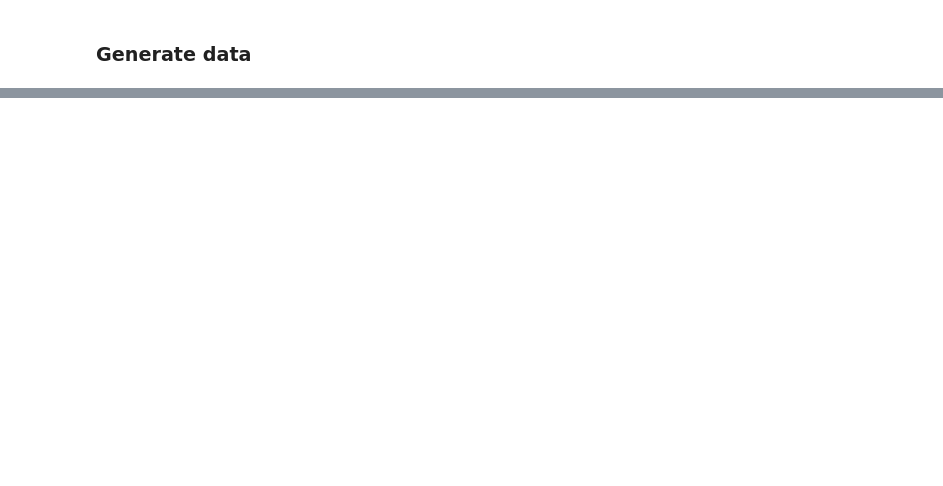
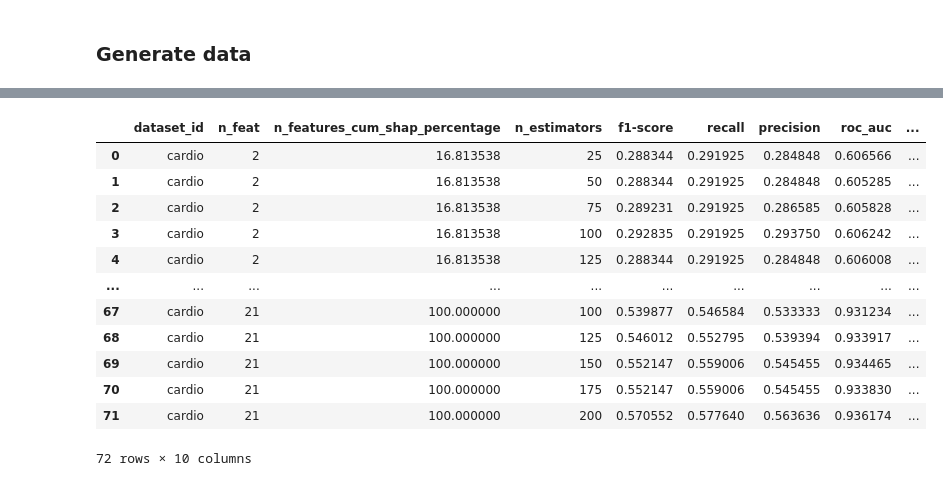
Before and after one commit to edo1691/ad_shap_stability, a Jupyter notebook: notebooks/01_01_all.ipynb, the cells around one changed output, grey strips where cells are left out. Cells and saved outputs as stored; diff of their text form; code cells hidden in the pictures; blank space fills up the shorter version.

```diff
--- a/notebooks/01_01_all.ipynb
+++ b/notebooks/01_01_all.ipynb
@@ -127,4 +159,20 @@ Duration: 0:00:58.069054
 # %%
 results.to_parquet(path_shap)
+# %%
+results
+# %% [output]
+|  | dataset_id | n_feat | n_features_cum_shap_percentage | n_estimators | f1-score | recall | precision | roc_auc | ... |
+| 0 | cardio | 2 | 16.813538 | 25 | 0.288344 | 0.291925 | 0.284848 | 0.606566 | ... |
+| 1 | cardio | 2 | 16.813538 | 50 | 0.288344 | 0.291925 | 0.284848 | 0.605285 | ... |
+| 2 | cardio | 2 | 16.813538 | 75 | 0.289231 | 0.291925 | 0.286585 | 0.605828 | ... |
+| 3 | cardio | 2 | 16.813538 | 100 | 0.292835 | 0.291925 | 0.293750 | 0.606242 | ... |
+| 4 | cardio | 2 | 16.813538 | 125 | 0.288344 | 0.291925 | 0.284848 | 0.606008 | ... |
+| ... | ... | ... | ... | ... | ... | ... | ... | ... | ... |
+| 67 | cardio | 21 | 100.000000 | 100 | 0.539877 | 0.546584 | 0.533333 | 0.931234 | ... |
+| 68 | cardio | 21 | 100.000000 | 125 | 0.546012 | 0.552795 | 0.539394 | 0.933917 | ... |
+| 69 | cardio | 21 | 100.000000 | 150 | 0.552147 | 0.559006 | 0.545455 | 0.934465 | ... |
+| 70 | cardio | 21 | 100.000000 | 175 | 0.552147 | 0.559006 | 0.545455 | 0.933830 | ... |
+| 71 | cardio | 21 | 100.000000 | 200 | 0.570552 | 0.577640 | 0.563636 | 0.936174 | ... |
+72 rows × 10 columns
 # %%
 plots_metrics(results,
```
Also changed, not shown: parts of 6 cells of this notebook, 4 other files.
